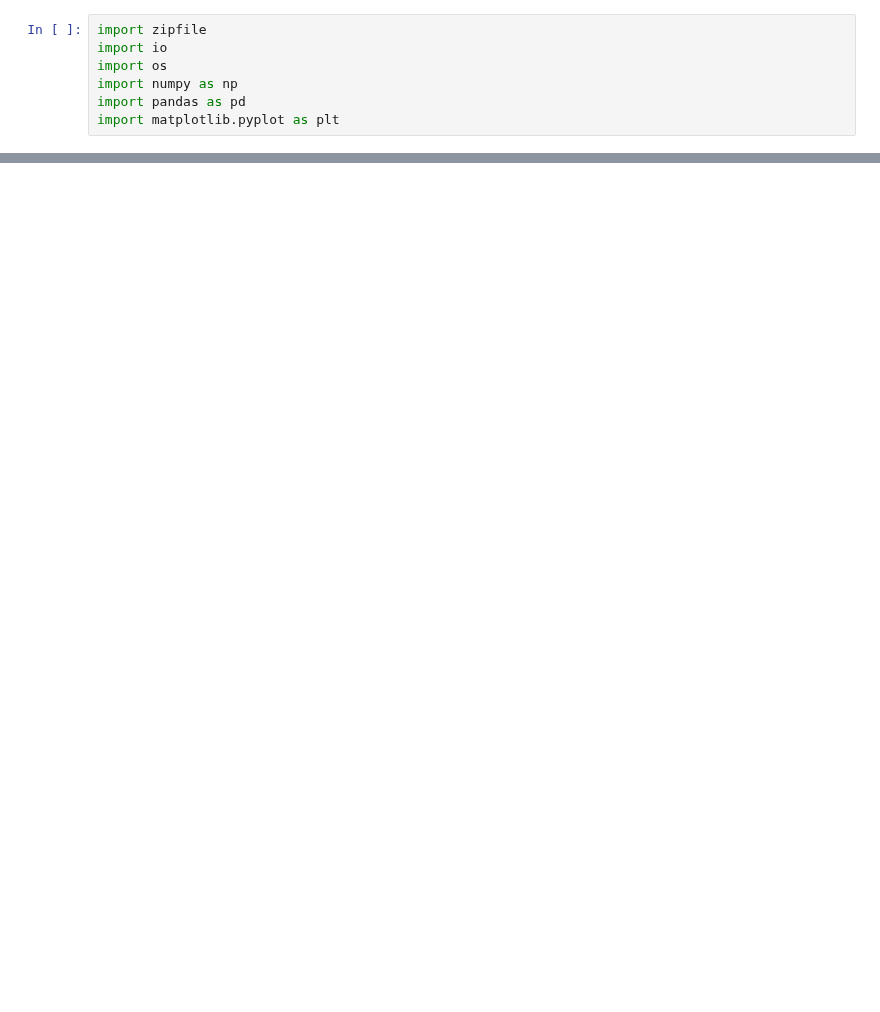
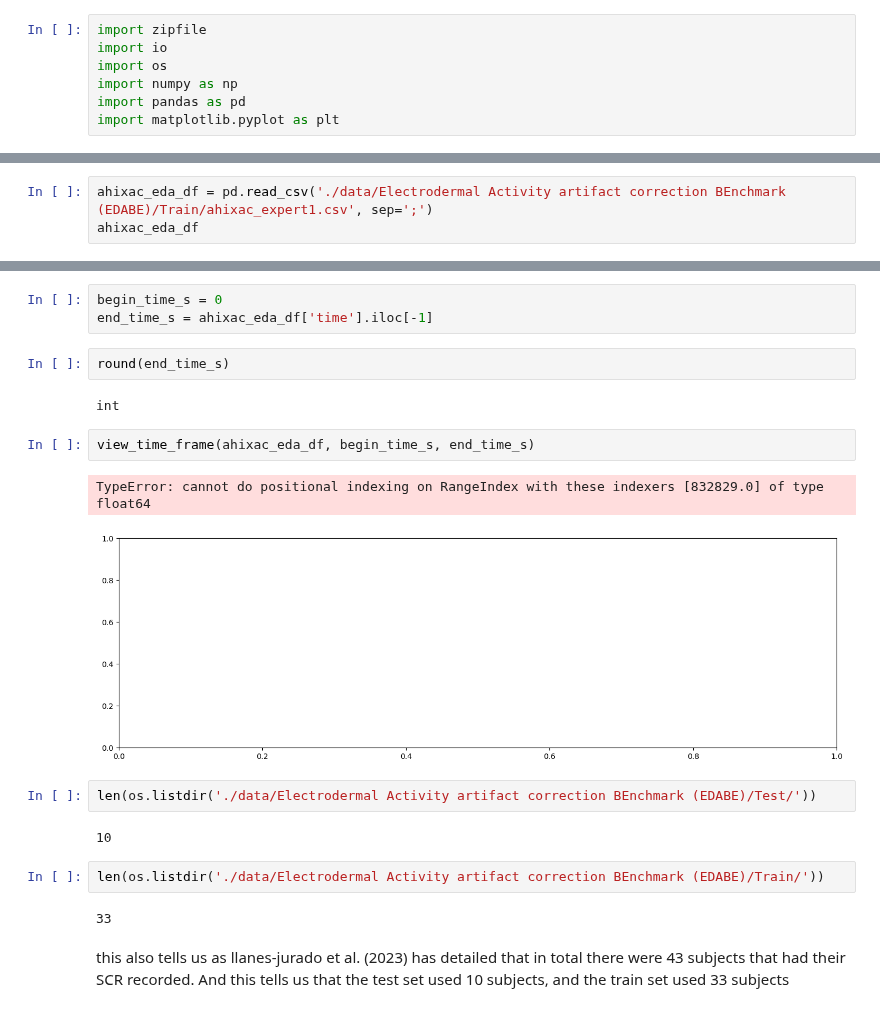
Before and after one commit to 08Aristodemus24/thesis-writing-1, a Jupyter notebook: eda-signal-classifier/experiementation.ipynb, the cells around one changed output, grey strips where cells are left out. Drawn from its saved outputs; the diff is of its cells as text; blank space fills up the shorter version.

```diff
--- a/eda-signal-classifier/experiementation.ipynb
+++ b/eda-signal-classifier/experiementation.ipynb
@@ -12,0 +190,3 @@ FileNotFoundError: [Errno 2] No such file or directory: '.data/Electrodermal Act
+# %%
+ahixac_eda_df = pd.read_csv('./data/Electrodermal Activity artifact correction BEnchmark (EDABE)/Train/ahixac_expert1.csv', sep=';')
+ahixac_eda_df
@@ -12,0 +209,22 @@ FileNotFoundError: [Errno 2] No such file or directory: '.data/Electrodermal Act
+# %%
+begin_time_s = 0
+end_time_s = ahixac_eda_df['time'].iloc[-1]
+# %%
+round(end_time_s)
+# %% [output]
+int
+# %%
+view_time_frame(ahixac_eda_df, begin_time_s, end_time_s)
+# %% [output]
+TypeError: cannot do positional indexing on RangeIndex with these indexers [832829.0] of type float64
+[figure, added]
+# %%
+len(os.listdir('./data/Electrodermal Activity artifact correction BEnchmark (EDABE)/Test/'))
+# %% [output]
+10
+# %%
+len(os.listdir('./data/Electrodermal Activity artifact correction BEnchmark (EDABE)/Train/'))
+# %% [output]
+33
+# %% [markdown]
+this also tells us as llanes-jurado et al. (2023) has detailed that in total there were 43 subjects that had their SCR recorded. And this tells us that the test set used 10 subjects, and the train set used 33 subjects
```
Also changed, not shown: parts of 22 cells of this notebook.
